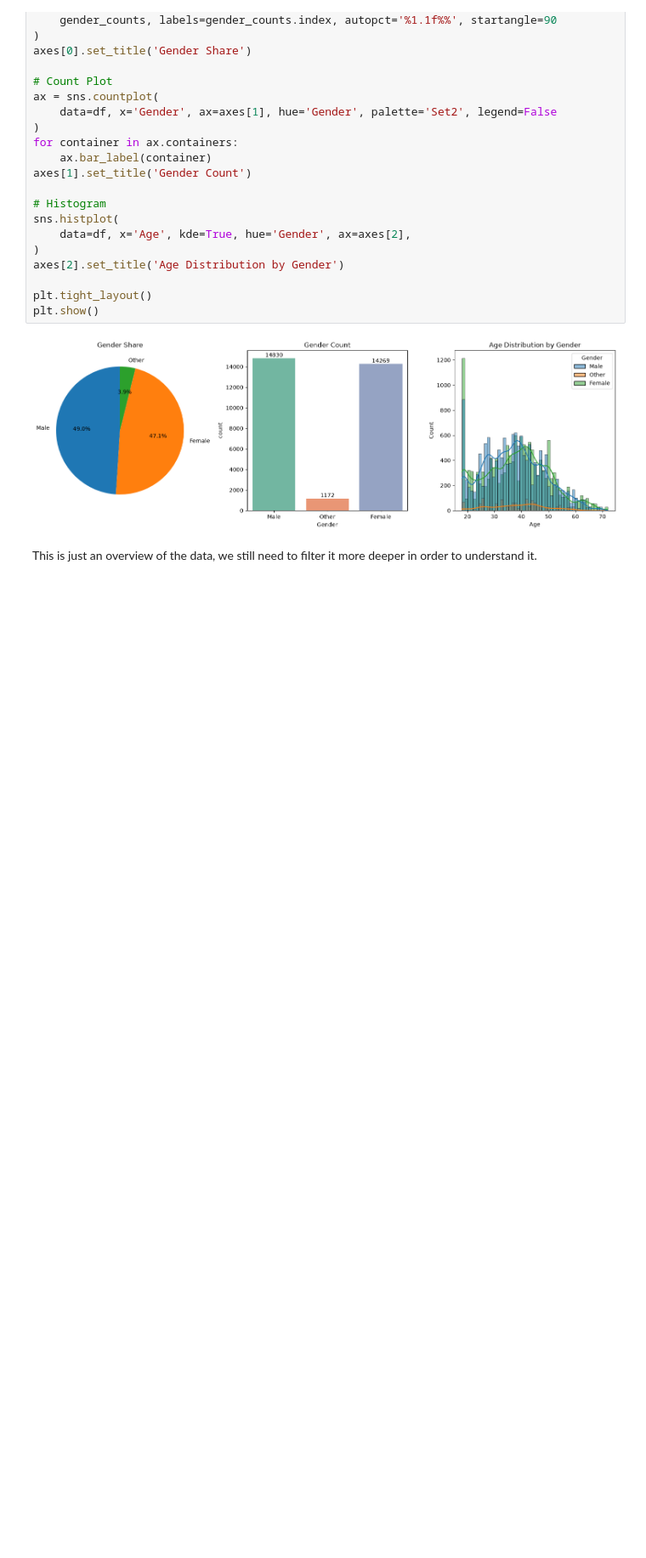
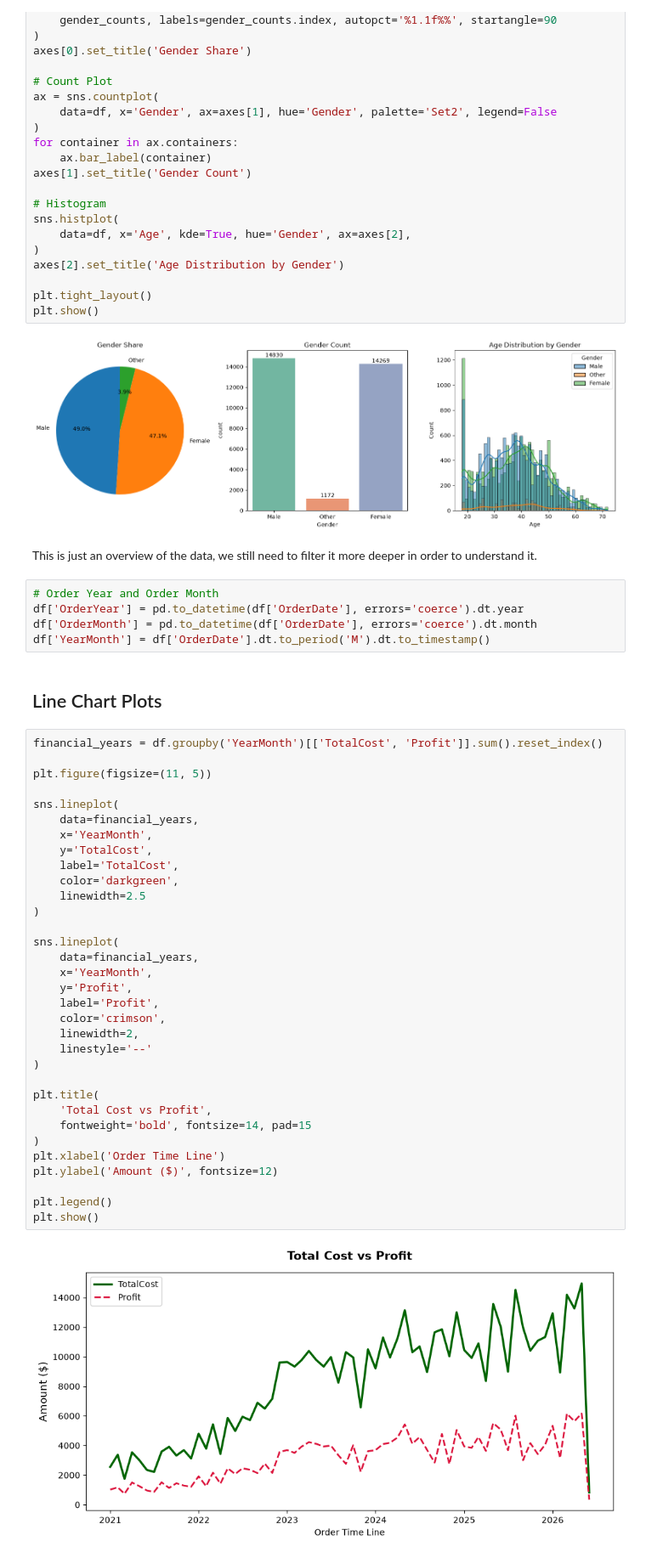
Before and after one commit to geff-ghost/notebooks, a Jupyter notebook: retail_data/MixedKnowledge.ipynb, the cells around one changed output. Shown at 85% size. Cells and saved outputs as stored; diff of their text form; blank space fills up the shorter version.

Commit message:
Visualizing trends using Line Graphs

```diff
--- a/retail_data/MixedKnowledge.ipynb
+++ b/retail_data/MixedKnowledge.ipynb
@@ -1832,3 +1832,45 @@ plt.show()
 [figure]
 # %% [markdown]
 This is just an overview of the data, we still need to filter it more deeper in order to understand it.
+# %%
+# Order Year and Order Month
+df['OrderYear'] = pd.to_datetime(df['OrderDate'], errors='coerce').dt.year
+df['OrderMonth'] = pd.to_datetime(df['OrderDate'], errors='coerce').dt.month
+df['YearMonth'] = df['OrderDate'].dt.to_period('M').dt.to_timestamp()
+# %% [markdown]
+## Line Chart Plots
+# %%
+financial_years = df.groupby('YearMonth')[['TotalCost', 'Profit']].sum().reset_index()
+
+plt.figure(figsize=(11, 5))
+
+sns.lineplot(
+    data=financial_years,
+    x='YearMonth',
+    y='TotalCost',
+    label='TotalCost',
+    color='darkgreen',
+    linewidth=2.5
+)
+
+sns.lineplot(
+    data=financial_years,
+    x='YearMonth',
+    y='Profit',
+    label='Profit',
+    color='crimson',
+    linewidth=2,
+    linestyle='--'
+)
+
+plt.title(
+    'Total Cost vs Profit',
+    fontweight='bold', fontsize=14, pad=15
+)
+plt.xlabel('Order Time Line')
+plt.ylabel('Amount ($)', fontsize=12)
+
+plt.legend()
+plt.show()
+# %% [output]
+[figure, added]
```
Also changed, not shown: parts of 6 cells of this notebook.
